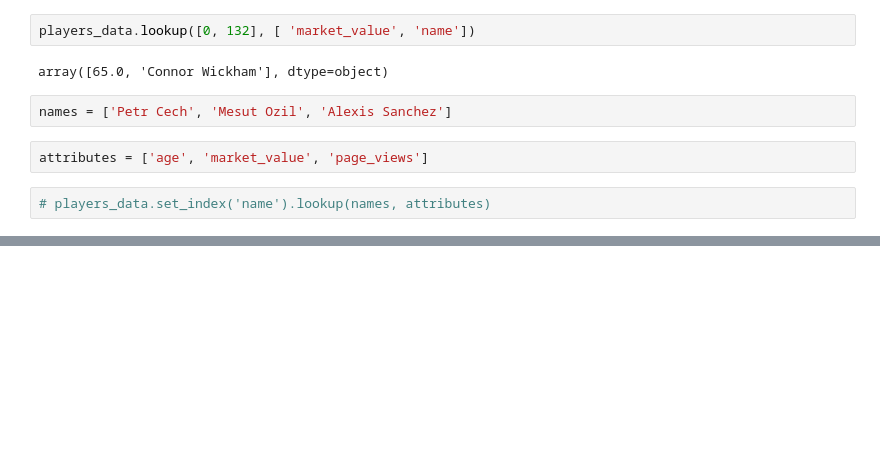
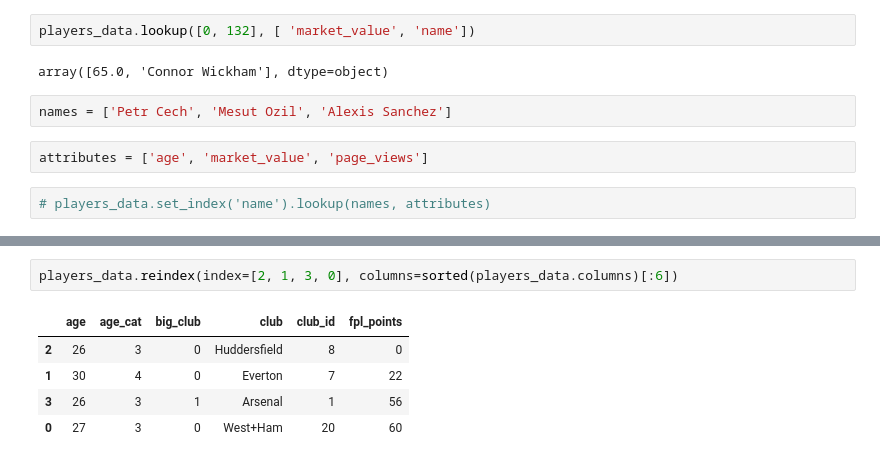
Before and after one commit to momchilantonov/ultimate_pandas_bootcamp, a Jupyter notebook: lectures/DataFrames in Depth.ipynb, the cells around one changed output, grey strips where cells are left out. Drawn from its saved outputs; the diff is of its cells as text; blank space fills up the shorter version.

```diff
--- a/lectures/DataFrames in Depth.ipynb
+++ b/lectures/DataFrames in Depth.ipynb
@@ -847,0 +901,8 @@ players_data.reset_index()
+# %%
+players_data.reindex(index=[2, 1, 3, 0], columns=sorted(players_data.columns)[:6])
+# %% [output]
+|  | age | age_cat | big_club | club | club_id | fpl_points |
+| 2 | 26 | 3 | 0 | Huddersfield | 8 | 0 |
+| 1 | 30 | 4 | 0 | Everton | 7 | 22 |
+| 3 | 26 | 3 | 1 | Arsenal | 1 | 56 |
+| 0 | 27 | 3 | 0 | West+Ham | 20 | 60 |
```
Also changed, not shown: parts of 35 cells of this notebook.
